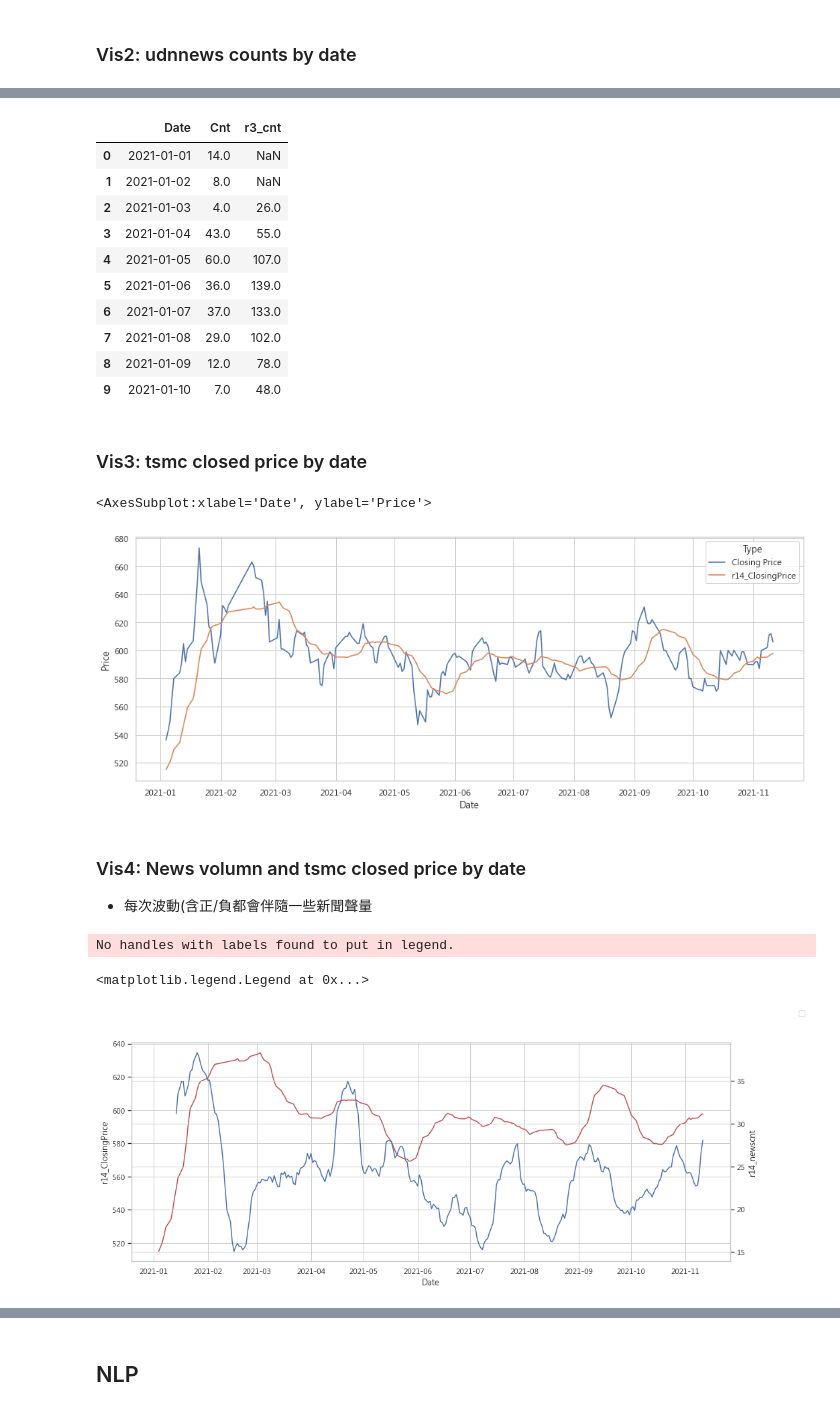
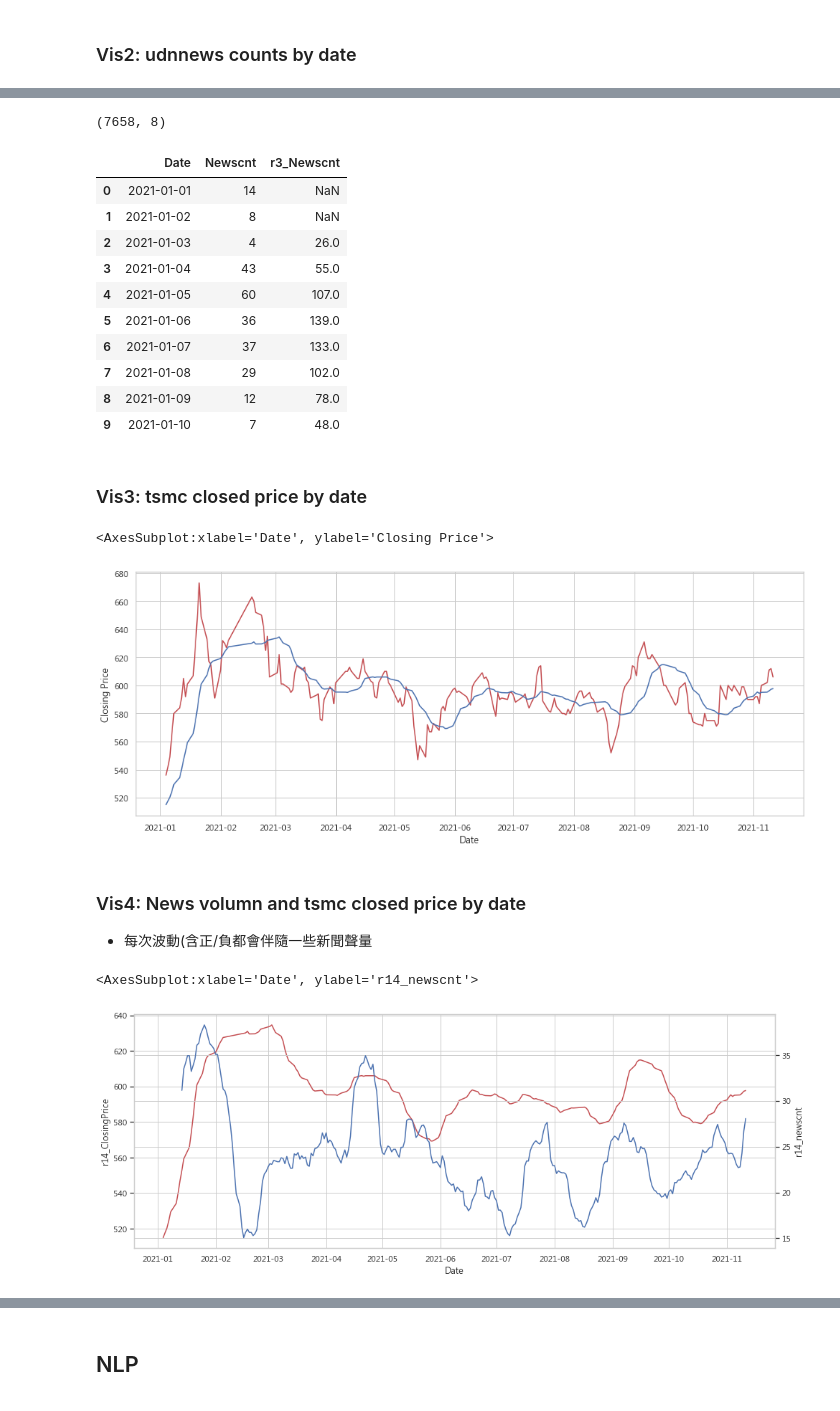
Before and after one commit to tlyu0419/DYU_TextMining, a Jupyter notebook: TM_Workshop.ipynb, the cells around one changed output, grey strips where cells are left out. Drawn from its saved outputs; the diff is of its cells as text; code cells hidden in the pictures.

```diff
--- a/TM_Workshop.ipynb
+++ b/TM_Workshop.ipynb
@@ -267,10 +268,9 @@ sns.barplot(x='index', y='cnt', data=barplot_data)
 # %%
 news['Date'] = news['time'].apply(lambda x: x['dateTime'])
 news['Date'] = news['Date'].apply(lambda x: x[:10])
-news = news.loc[news['Date'].apply(lambda x: x >= '2021-01-01')]
-news['Date'] = news['Date'].apply(lambda x: datetime.datetime.strptime(x, '%Y-%m-%d'))
-
+news = news.loc[news['Date'] >= '2021-01-01']
 news = news.loc[news['cateTitle'].apply(lambda x: x in ['股市','產經','全球'])]
+news = news.loc[:,['title', 'paragraph', 'cateTitle','Date']]
 news.head(3)
 # %% [output]
 |  | url | titleLink | title | paragraph | cateLink | cateTitle | time | Date |
@@ -278,12 +278,11 @@ news.head(3)
 | 3 | https://pgw.udn.com.tw/gw/photo.p... | https://udn.com/news/story/6811/5... | 美要求半導體業者交資料 韓通商部長：下不為例 | 韓國產業通商資源部長官文勝煜（Moon Sung-wook）當地時... | https://udn.com/news/cate/7225 | 全球 | {'dateTime': '2021-11-11 18:39:11... | 2021-11-11 |
 | 4 | https://pgw.udn.com.tw/gw/photo.p... | https://udn.com/news/story/7240/5... | 光洋科董座鬧雙胞 台鋼：別扯台積電國安議題 | 國內靶材大廠光洋科近期爆發經營權之爭，5日該公司公告改由王炯棻擔任... | https://udn.com/news/cate/6644 | 產經 | {'dateTime': '2021-11-11 18:33:10... | 2021-11-11 |
 # %%
+news['Date'] = news['Date'].apply(lambda x: datetime.datetime.strptime(x, '%Y-%m-%d'))
 plotdf1 = news.groupby('Date').size().reset_index(name='Newscnt')
 plotdf1['r14_newscnt'] = plotdf1['Newscnt'].rolling(window=14).mean()
-plotdf1 = plotdf1.melt(id_vars='Date',
-                       value_vars=['Newscnt', 'r14_newscnt'],
-                       var_name='Type',
-                       value_name='Cnt')
+
 plt.figure(figsize=(16,6))
-sns.lineplot(x='Date', y='Cnt', data=plotdf1, hue='Type')
+sns.lineplot(x='Date', y='Newscnt', data=plotdf1, color="r")
+sns.lineplot(x='Date', y='r14_newscnt', data=plotdf1, color="b")
 # %% [output]
@@ -292,18 +291,22 @@ sns.lineplot(x='Date', y='Cnt', data=plotdf1, hue='Type')
+# %%
+news.shape
+# %% [output]
+(7658, 8)
 # %%
-plotdf1['r3_cnt'] = plotdf1['Cnt'].rolling(window=3).sum()
-plotdf1.loc[:,['Date', 'Cnt', 'r3_cnt']].head(10)
+plotdf1['r3_Newscnt'] = plotdf1['Newscnt'].rolling(window=3).sum()
+plotdf1.loc[:,['Date', 'Newscnt', 'r3_Newscnt']].head(10)
 # %% [output]
-|  | Date | Cnt | r3_cnt |
-| 0 | 2021-01-01 | 14.0 | NaN |
-| 1 | 2021-01-02 | 8.0 | NaN |
-| 2 | 2021-01-03 | 4.0 | 26.0 |
-| 3 | 2021-01-04 | 43.0 | 55.0 |
-| 4 | 2021-01-05 | 60.0 | 107.0 |
-| 5 | 2021-01-06 | 36.0 | 139.0 |
-| 6 | 2021-01-07 | 37.0 | 133.0 |
-| 7 | 2021-01-08 | 29.0 | 102.0 |
-| 8 | 2021-01-09 | 12.0 | 78.0 |
-| 9 | 2021-01-10 | 7.0 | 48.0 |
+|  | Date | Newscnt | r3_Newscnt |
+| 0 | 2021-01-01 | 14 | NaN |
+| 1 | 2021-01-02 | 8 | NaN |
+| 2 | 2021-01-03 | 4 | 26.0 |
+| 3 | 2021-01-04 | 43 | 55.0 |
+| 4 | 2021-01-05 | 60 | 107.0 |
+| 5 | 2021-01-06 | 36 | 139.0 |
+| 6 | 2021-01-07 | 37 | 133.0 |
+| 7 | 2021-01-08 | 29 | 102.0 |
+| 8 | 2021-01-09 | 12 | 78.0 |
+| 9 | 2021-01-10 | 7 | 48.0 |
 # %% [markdown]
 ### Vis3: tsmc closed price by date
 # %%
@@ -314,29 +317,23 @@ tsmc['Date'] = tsmc['Date'].apply(lambda x: datetime.datetime.strptime(x, '%Y/%m
 tsmc['Closing Price'] = tsmc['Closing Price'].apply(lambda x: float(x))
 tsmc['r14_ClosingPrice'] = tsmc['Closing Price'].rolling(window=14).mean()
 
-tsmc = tsmc.loc[tsmc['Date'].apply(lambda x: x >= '2021-01-01')]
+tsmc = tsmc.loc[tsmc['Date'] >= '2021-01-01']
 tsmc['Date'] = tsmc['Date'].apply(lambda x: datetime.datetime.strptime(x, '%Y-%m-%d'))
 
-plotdf2 = tsmc.melt(id_vars='Date',value_vars=['Closing Price', 'r14_ClosingPrice'], var_name='Type', value_name='Price')
 plt.figure(figsize=(16,6))
-sns.lineplot(x='Date', y='Price', data=plotdf2, hue='Type')
+sns.lineplot(x='Date', y='Closing Price', data=tsmc, color="r")
+sns.lineplot(x='Date', y='r14_ClosingPrice', data=tsmc, color="b")
 # %% [output]
-<AxesSubplot:xlabel='Date', ylabel='Price'>
+<AxesSubplot:xlabel='Date', ylabel='Closing Price'>
-[figure, old version]
+[figure, new version]
 # %% [markdown]
 ### Vis4: News volumn and tsmc closed price by date
 - 每次波動(含正/負都會伴隨一些新聞聲量
 # %%
 plt.figure(figsize=(16,6))
-ax = sns.lineplot(x='Date', y='r14_ClosingPrice', data=tsmc, color="r" )
+ax = sns.lineplot(x='Date', y='r14_ClosingPrice', data=tsmc, color='r')
 ax2 = ax.twinx()
-sns.lineplot(x='Date',
-             y='r14_newscnt',
-             data=plotdf1.pivot(index='Date', columns='Type', values='Cnt'),
-             ax=ax2,
-             color="b")
-ax.figure.legend()
+sns.lineplot(x='Date', y='r14_newscnt', data=plotdf1, ax=ax2, color='b')
 # %% [output]
-No handles with labels found to put in legend.
+<AxesSubplot:xlabel='Date', ylabel='r14_newscnt'>
-<matplotlib.legend.Legend at 0x...>
-[figure, old version]
+[figure, new version]
```
Also changed, not shown: parts of 41 cells of this notebook.
